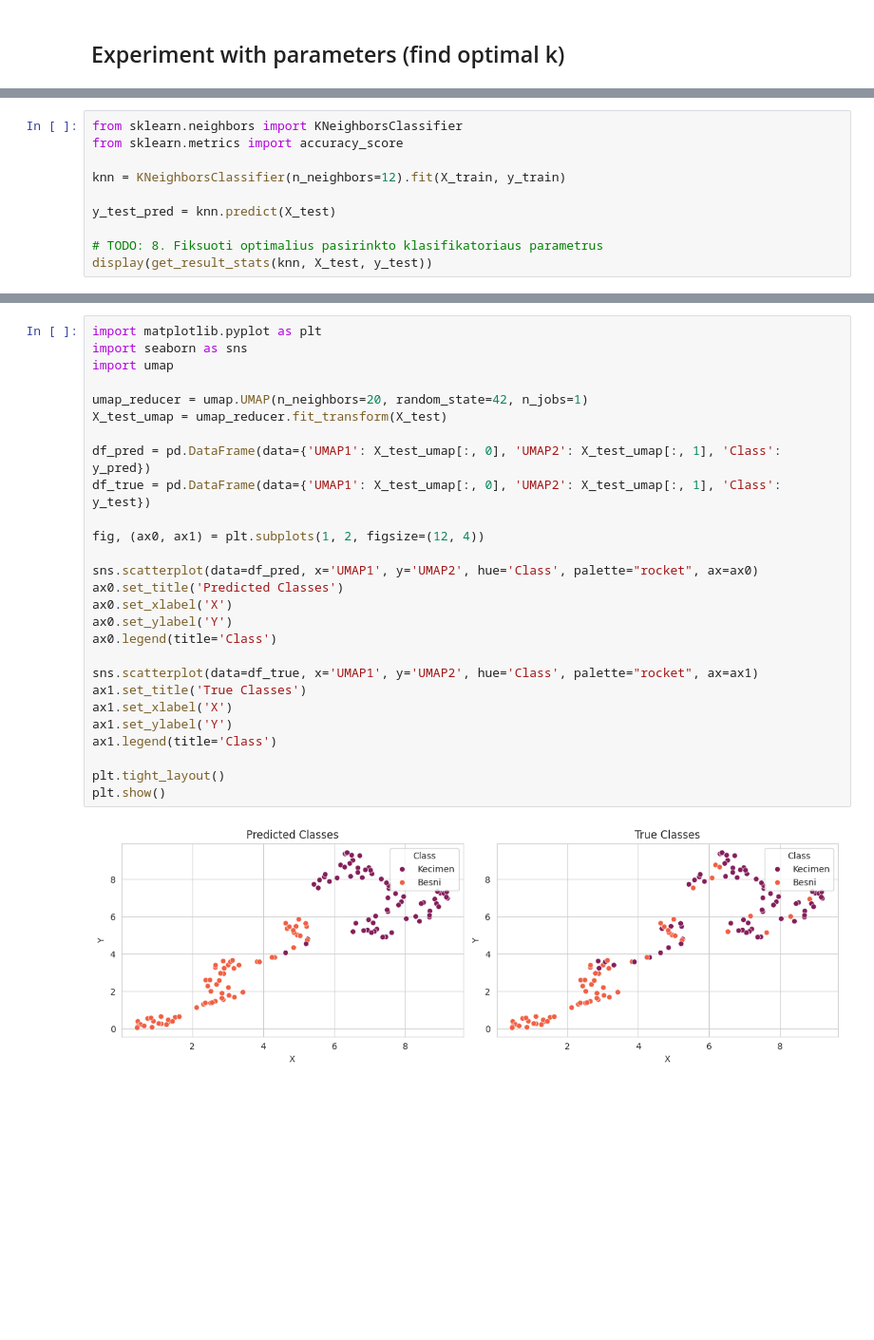
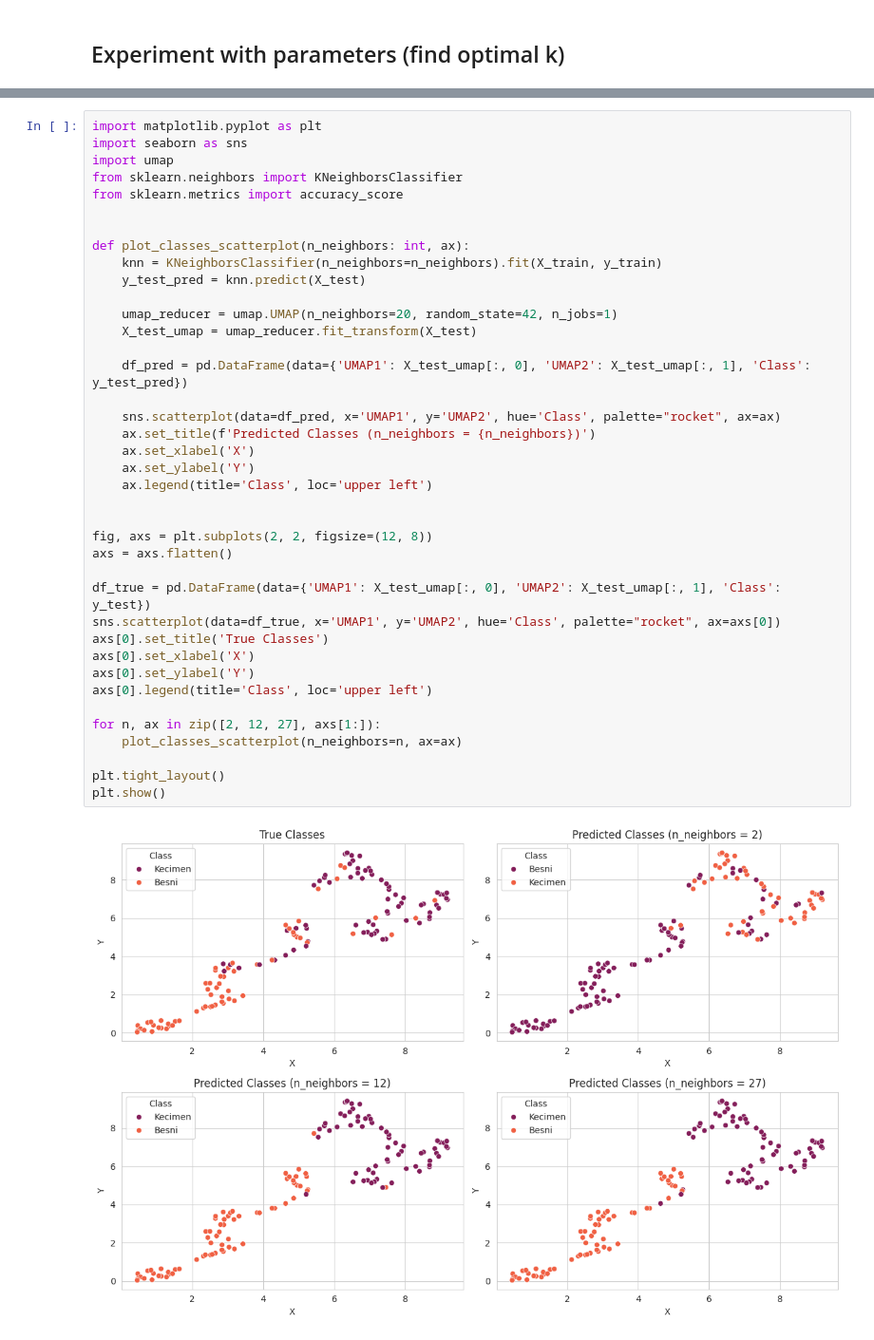
Before and after one commit to neiios/dtmm-task-4, a Jupyter notebook: knn.ipynb, the cells around one changed output, grey strips where cells are left out. Shown at 95% size. Saved outputs shown, nothing was run; the diff lists cells and outputs as text; blank space fills up the shorter version.

```diff
--- a/knn.ipynb
+++ b/knn.ipynb
@@ -128,10 +137,0 @@ display(results_df)
-# %%
-from sklearn.neighbors import KNeighborsClassifier
-from sklearn.metrics import accuracy_score
-
-knn = KNeighborsClassifier(n_neighbors=12).fit(X_train, y_train)
-
-y_test_pred = knn.predict(X_test)
-
-# TODO: 8. Fiksuoti optimalius pasirinkto klasifikatoriaus parametrus
-display(get_result_stats(knn, X_test, y_test))
@@ -156,32 +138,44 @@ display(get_result_stats(knn, X_test, y_test))
 # %%
 import matplotlib.pyplot as plt
 import seaborn as sns
 import umap
+from sklearn.neighbors import KNeighborsClassifier
+from sklearn.metrics import accuracy_score
 
-umap_reducer = umap.UMAP(n_neighbors=20, random_state=42, n_jobs=1)
-X_test_umap = umap_reducer.fit_transform(X_test)
 
-df_pred = pd.DataFrame(data={'UMAP1': X_test_umap[:, 0], 'UMAP2': X_test_umap[:, 1], 'Class': y_pred})
+def plot_classes_scatterplot(n_neighbors: int, ax):
+    knn = KNeighborsClassifier(n_neighbors=n_neighbors).fit(X_train, y_train)
+    y_test_pred = knn.predict(X_test)
+
+    umap_reducer = umap.UMAP(n_neighbors=20, random_state=42, n_jobs=1)
+    X_test_umap = umap_reducer.fit_transform(X_test)
+
+    df_pred = pd.DataFrame(data={'UMAP1': X_test_umap[:, 0], 'UMAP2': X_test_umap[:, 1], 'Class': y_test_pred})
+
+    sns.scatterplot(data=df_pred, x='UMAP1', y='UMAP2', hue='Class', palette="rocket", ax=ax)
+    ax.set_title(f'Predicted Classes (n_neighbors = {n_neighbors})')
+    ax.set_xlabel('X')
+    ax.set_ylabel('Y')
+    ax.legend(title='Class', loc='upper left')
+
+
+fig, axs = plt.subplots(2, 2, figsize=(12, 8))
+axs = axs.flatten()
+
 df_true = pd.DataFrame(data={'UMAP1': X_test_umap[:, 0], 'UMAP2': X_test_umap[:, 1], 'Class': y_test})
+sns.scatterplot(data=df_true, x='UMAP1', y='UMAP2', hue='Class', palette="rocket", ax=axs[0])
+axs[0].set_title('True Classes')
+axs[0].set_xlabel('X')
+axs[0].set_ylabel('Y')
+axs[0].legend(title='Class', loc='upper left')
 
-fig, (ax0, ax1) = plt.subplots(1, 2, figsize=(12, 4))
-
-sns.scatterplot(data=df_pred, x='UMAP1', y='UMAP2', hue='Class', palette="rocket", ax=ax0)
-ax0.set_title('Predicted Classes')
-ax0.set_xlabel('X')
-ax0.set_ylabel('Y')
-ax0.legend(title='Class')
-
-sns.scatterplot(data=df_true, x='UMAP1', y='UMAP2', hue='Class', palette="rocket", ax=ax1)
-ax1.set_title('True Classes')
-ax1.set_xlabel('X')
-ax1.set_ylabel('Y')
-ax1.legend(title='Class')
+for n, ax in zip([2, 12, 27], axs[1:]):
+    plot_classes_scatterplot(n_neighbors=n, ax=ax)
 
 plt.tight_layout()
 plt.show()
 # %% [output]
-[figure, old version]
+[figure, new version]
 # %%
 def display_stats_tables_by_class(df: pd.DataFrame, label: str):
     rename_map = {
```
Also changed, not shown: parts of 4 cells of this notebook, 1 other file.
